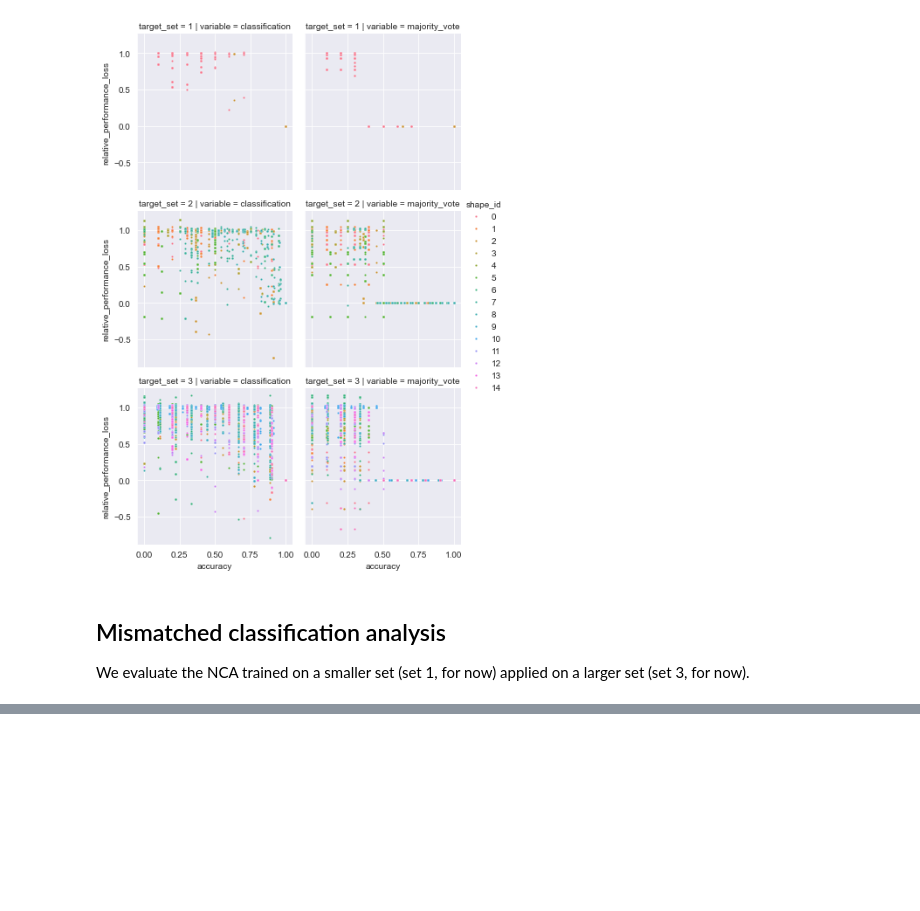
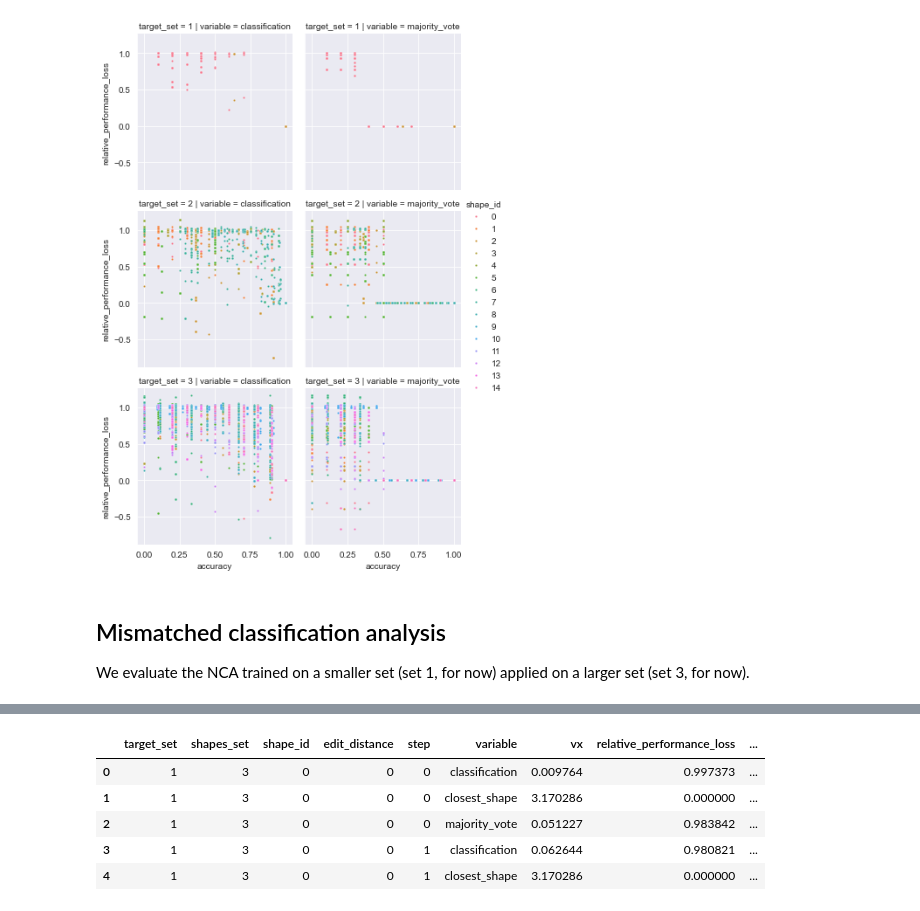
Before and after one commit to giorgia-nadizar/nca-vsr-classification, a Jupyter notebook: vsrs/performance_analysis.ipynb, the cells around one changed output, grey strips where cells are left out. Saved outputs shown, nothing was run; the diff lists cells and outputs as text; code cells hidden in the pictures; blank space fills up the shorter version.

```diff
--- a/vsrs/performance_analysis.ipynb
+++ b/vsrs/performance_analysis.ipynb
@@ -201 +201,14 @@ mismatch_class_df_long.head()
+# %%
+mismatch_median_across_seeds = mismatch_class_df_long.groupby(["target_set", "shapes_set", "shape_id", "edit_distance", "step",
+                                "variable"])[
+  ["vx", "relative_performance_loss"]].median().reset_index()
+mismatch_median_across_seeds["overlap"] = mismatch_median_across_seeds.edit_distance == 0
+mismatch_median_across_seeds.head()
+# %% [output]
+|  | target_set | shapes_set | shape_id | edit_distance | step | variable | vx | relative_performance_loss | ... |
+| 0 | 1 | 3 | 0 | 0 | 0 | classification | 0.009764 | 0.997373 | ... |
+| 1 | 1 | 3 | 0 | 0 | 0 | closest_shape | 3.170286 | 0.000000 | ... |
+| 2 | 1 | 3 | 0 | 0 | 0 | majority_vote | 0.051227 | 0.983842 | ... |
+| 3 | 1 | 3 | 0 | 0 | 1 | classification | 0.062644 | 0.980821 | ... |
+| 4 | 1 | 3 | 0 | 0 | 1 | closest_shape | 3.170286 | 0.000000 | ... |
 # %%
```
Also changed, not shown: parts of 6 cells of this notebook, 1 other file.
